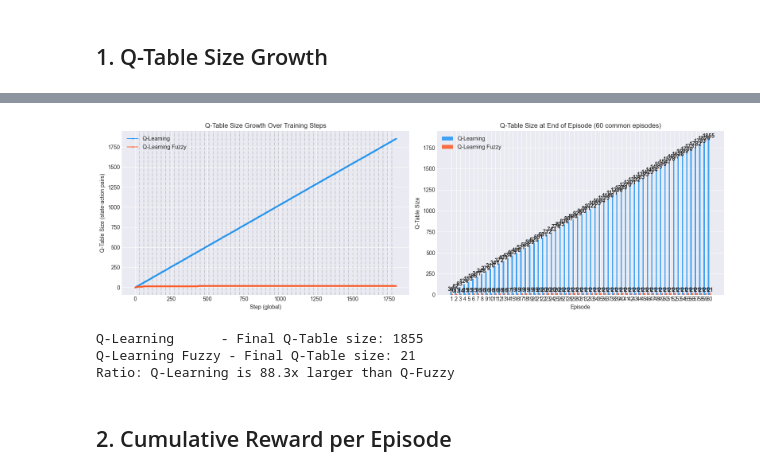
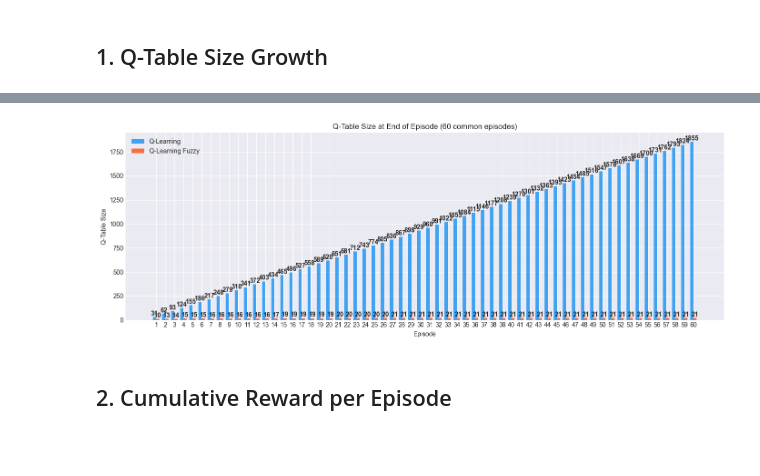
Before and after one commit to indrabrata/autoscaling-k8s-reinforcement-learning, a Jupyter notebook: analysis/training_analysis.ipynb, the cells around one changed output, grey strips where cells are left out. Drawn from its saved outputs; the diff is of its cells as text; code cells hidden in the pictures; blank space fills up the shorter version.

```diff
--- a/analysis/training_analysis.ipynb
+++ b/analysis/training_analysis.ipynb
@@ -35,59 +64,34 @@ Columns: ['timestamp', 'episode', 'step', 'action', 'reward', 'cumulative_reward
 # %%
-fig, axes = plt.subplots(1, 2, figsize=(16, 5))
+# --- Q-Table size at end of each episode (common episodes only) ---
+fig, ax = plt.subplots(figsize=(14, 5))
 
-# --- Left: Q-Table size over all steps ---
-ax = axes[0]
-steps_ql = range(1, len(df_ql) + 1)
-steps_qf = range(1, len(df_qf) + 1)
-
-ax.plot(steps_ql, df_ql['q_table_size'], marker='.', markersize=3, linewidth=1.2, label='Q-Learning', color='#2196F3')
-ax.plot(steps_qf, df_qf['q_table_size'], marker='.', markersize=3, linewidth=1.2, label='Q-Learning Fuzzy', color='#FF5722')
-ax.set_xlabel('Step (global)')
-ax.set_ylabel('Q-Table Size (state-action pairs)')
-ax.set_title('Q-Table Size Growth Over Training Steps')
-ax.legend()
-
-# Add episode boundaries
-for ep in df_ql['episode'].unique()[1:]:
-    idx = df_ql[df_ql['episode'] == ep].index[0]
-    ax.axvline(x=idx + 1, color='gray', linestyle='--', alpha=0.3)
-
-# --- Right: Q-Table size at end of each episode (common episodes only) ---
-ax = axes[1]
 ql_ep_end = df_ql_cmp.groupby('episode')['q_table_size'].last()
 qf_ep_end = df_qf_cmp.groupby('episode')['q_table_size'].last()
 
 x = np.arange(len(common_episodes))
 width = 0.35
 bars1 = ax.bar(x - width/2, ql_ep_end.values, width, label='Q-Learning', color='#2196F3', alpha=0.85)
 bars2 = ax.bar(x + width/2, qf_ep_end.values, width, label='Q-Learning Fuzzy', color='#FF5722', alpha=0.85)
 
 # Add value labels on bars
 for bar in bars1:
     ax.text(bar.get_x() + bar.get_width()/2., bar.get_height() + 0.5,
             f'{int(bar.get_height())}', ha='center', va='bottom', fontsize=10, fontweight='bold')
 for bar in bars2:
     ax.text(bar.get_x() + bar.get_width()/2., bar.get_height() + 0.5,
             f'{int(bar.get_height())}', ha='center', va='bottom', fontsize=10, fontweight='bold')
 
 ax.set_xlabel('Episode')
 ax.set_ylabel('Q-Table Size')
 ax.set_title(f'Q-Table Size at End of Episode ({len(common_episodes)} common episodes)')
 ax.set_xticks(x)
 ax.set_xticklabels(common_episodes)
 ax.legend()
 
 plt.tight_layout()
 plt.show()
-
-print(f'\nQ-Learning      - Final Q-Table size: {df_ql["q_table_size"].iloc[-1]}')
-print(f'Q-Learning Fuzzy - Final Q-Table size: {df_qf["q_table_size"].iloc[-1]}')
-print(f'Ratio: Q-Learning is {df_ql["q_table_size"].iloc[-1] / df_qf["q_table_size"].iloc[-1]:.1f}x larger than Q-Fuzzy')
 # %% [output]
-[figure, old version]
+[figure, new version]
-Q-Learning      - Final Q-Table size: 1855
-Q-Learning Fuzzy - Final Q-Table size: 21
-Ratio: Q-Learning is 88.3x larger than Q-Fuzzy
 # %% [markdown]
 ## 2. Cumulative Reward per Episode
 # %%
```
Also changed, not shown: parts of 3 cells of this notebook, 9 other files.
